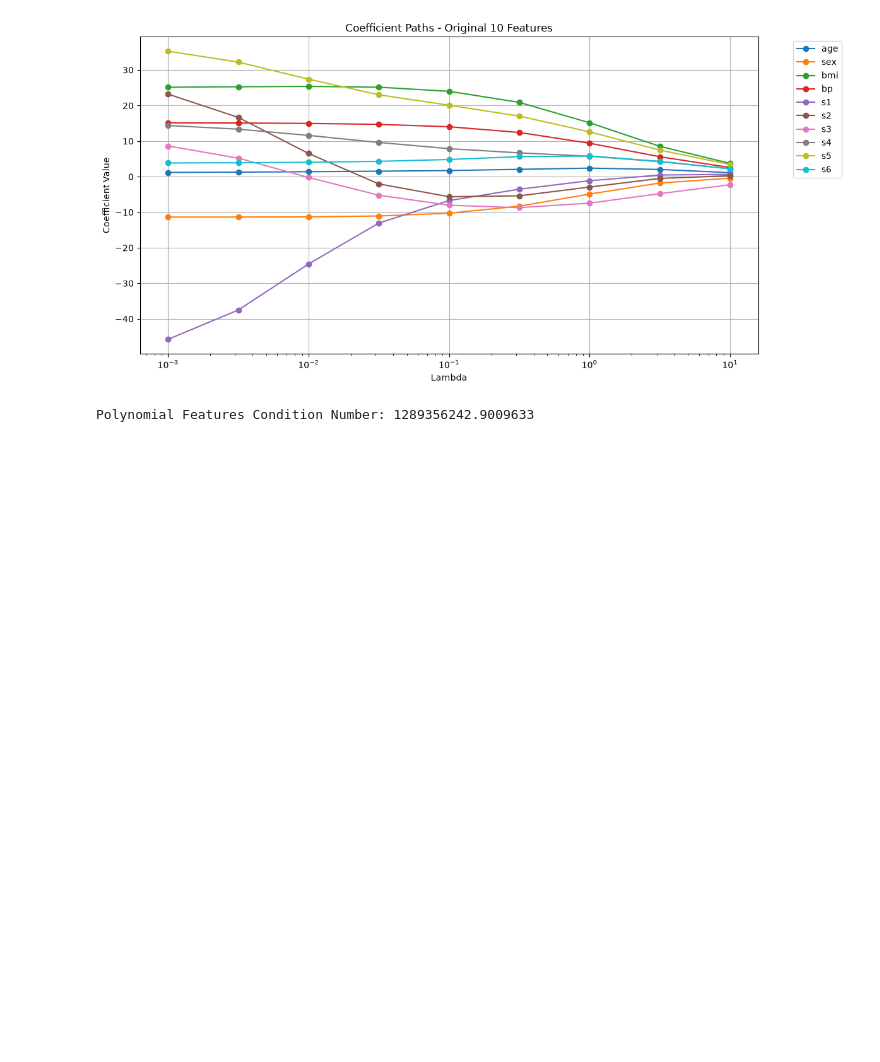
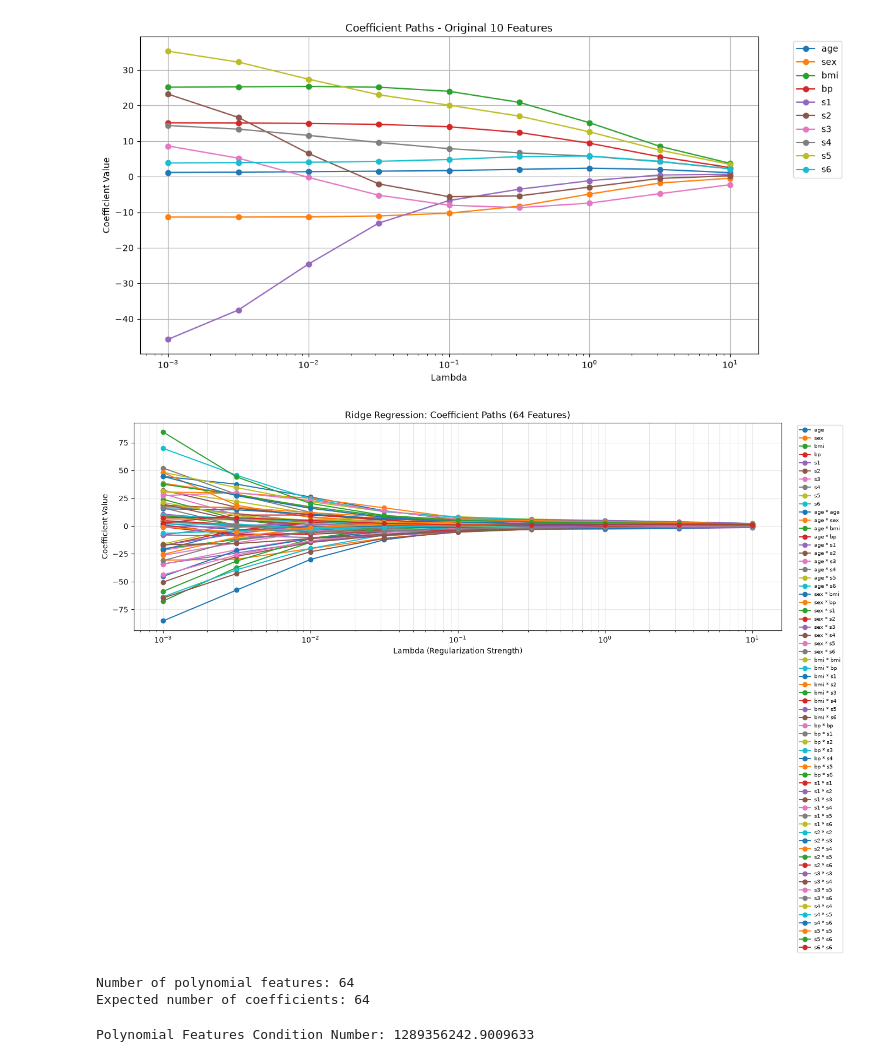
Before and after one commit to yosuefelshref-commits/ML_Assignment_2, a Jupyter notebook: Assignment_2.ipynb, the cells around one changed output. Cells and saved outputs as stored; diff of their text form; code cells hidden in the pictures; blank space fills up the shorter version.

```diff
--- a/Assignment_2.ipynb
+++ b/Assignment_2.ipynb
@@ -1472,6 +1472,70 @@ plt.show()
 # END AI-GENERATED CODE
 # %% [output]
 [figure]
+# %%
+
+# Ridge Coefficient Paths for 64 Polynomial Features
+
+feature_names = list(diabetes.feature_names)
+
+# Generate names in the same order as polynomial_features_degree2()
+poly_feature_names = feature_names.copy()
+
+for i in range(len(feature_names)):
+    for j in range(i, len(feature_names)):
+
+        # Skip sex^2 because it is redundant
+        if i == 1 and j == 1:
+            continue
+
+        poly_feature_names.append(
+            f"{feature_names[i]} * {feature_names[j]}"
+        )
+
+# Exclude lambda = 0 because the x-axis uses logarithmic scale
+positive_lambdas = lambda_values[1:]
+
+plt.figure(figsize=(14, 8))
+
+# Plot every coefficient against lambda
+for i, feature_name in enumerate(poly_feature_names):
+
+    coefficients = [
+        ridge_results[lam]["weights"][i + 1]
+        for lam in positive_lambdas
+    ]
+
+    plt.plot(
+        positive_lambdas,
+        coefficients,
+        marker="o",
+        linewidth=1.5,
+        label=feature_name
+    )
+
+plt.xscale("log")
+
+plt.xlabel("Lambda (Regularization Strength)")
+plt.ylabel("Coefficient Value")
+plt.title("Ridge Regression: Coefficient Paths (64 Features)")
+
+plt.legend(
+    bbox_to_anchor=(1.02, 1),
+    loc="upper left",
+    fontsize=7,
+    ncol=1
+)
+
+plt.grid(True, which="both", alpha=0.3)
+plt.tight_layout()
+plt.show()
+
+print("Number of polynomial features:", len(poly_feature_names))
+print("Expected number of coefficients:", len(ridge_results[positive_lambdas[0]]["weights"]) - 1)
+# %% [output]
+[figure, added]
+Number of polynomial features: 64
+Expected number of coefficients: 64
 # %%
 X_train_poly_bias = add_bias(X_train_poly_std)
 condition_number_poly = np.linalg.cond(X_train_poly_bias.T @ X_train_poly_bias)
```
Also changed, not shown: parts of 18 cells of this notebook.
